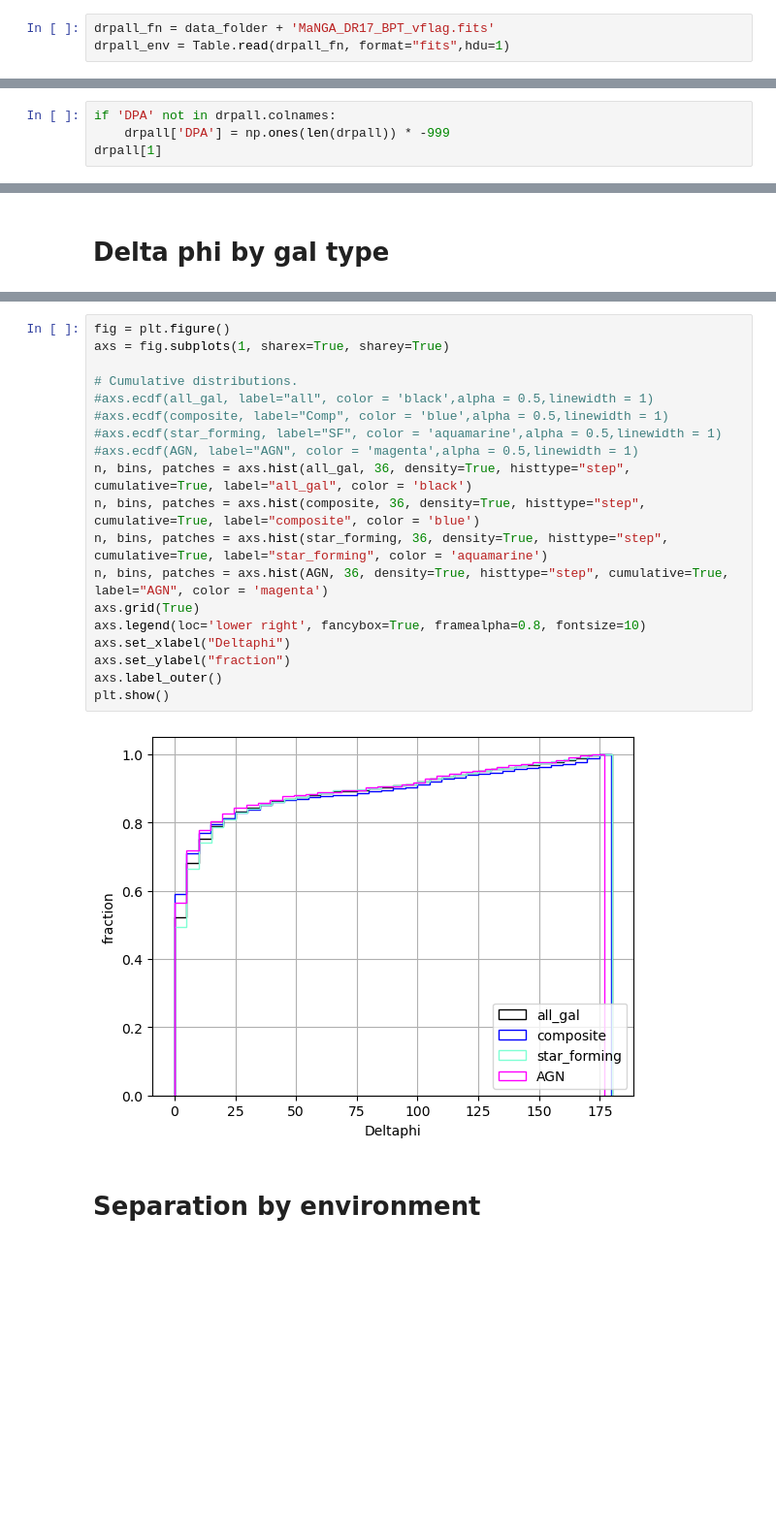
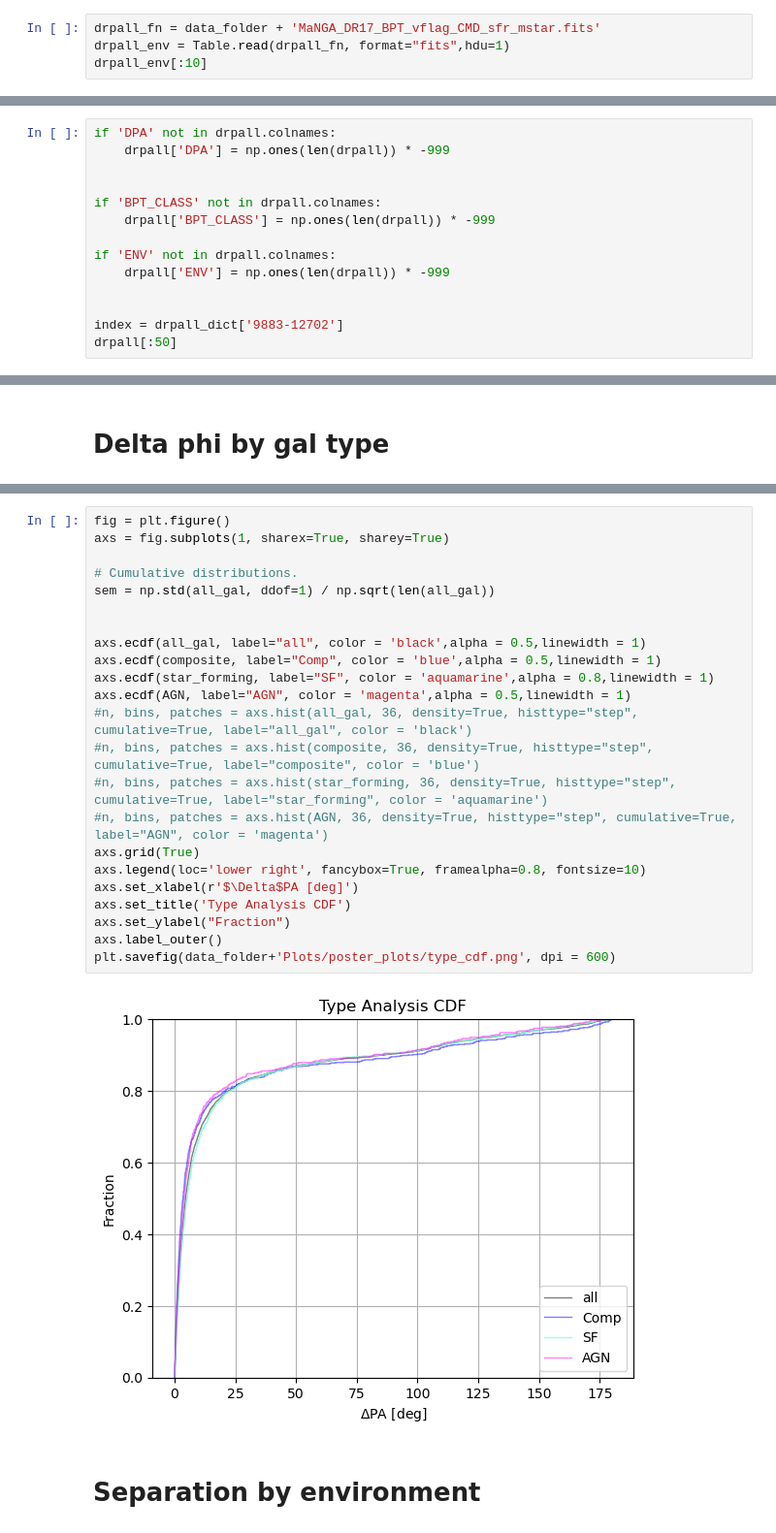
Before and after one commit to DESI-UR/MaNGA-VelMap, a Jupyter notebook: Notebooks/environment_class.ipynb, the cells around one changed output, grey strips where cells are left out. Shown: that part at 97% size. Saved outputs shown, nothing was run; the diff lists cells and outputs as text; blank space fills up the shorter version.

```diff
--- a/Notebooks/environment_class.ipynb
+++ b/Notebooks/environment_class.ipynb
@@ -6,5 +6,6 @@ import os
 # %%
 data_folder = "/Users/Emlilio/School/Internships/UR ASTRO/Data/"
 # %%
-drpall_fn = data_folder + 'MaNGA_DR17_BPT_vflag.fits'
+drpall_fn = data_folder + 'MaNGA_DR17_BPT_vflag_CMD_sfr_mstar.fits'
 drpall_env = Table.read(drpall_fn, format="fits",hdu=1)
+drpall_env[:10]
@@ -20,5 +35,15 @@ for i in range(len(drpall)):                        #looping through drpall and
 # %%
 if 'DPA' not in drpall.colnames:
     drpall['DPA'] = np.ones(len(drpall)) * -999
-drpall[1]
+
+
+if 'BPT_CLASS' not in drpall.colnames:
+    drpall['BPT_CLASS'] = np.ones(len(drpall)) * -999
+
+if 'ENV' not in drpall.colnames:
+    drpall['ENV'] = np.ones(len(drpall)) * -999
+
+
+index = drpall_dict['9883-12702']
+drpall[:50]
 # %% [output]
@@ -110,24 +197,28 @@ Text(0.5, 1.0, 'separation by type')
 # %%
 fig = plt.figure()
 axs = fig.subplots(1, sharex=True, sharey=True)
 
 # Cumulative distributions.
-#axs.ecdf(all_gal, label="all", color = 'black',alpha = 0.5,linewidth = 1)
-#axs.ecdf(composite, label="Comp", color = 'blue',alpha = 0.5,linewidth = 1)
-#axs.ecdf(star_forming, label="SF", color = 'aquamarine',alpha = 0.5,linewidth = 1)
-#axs.ecdf(AGN, label="AGN", color = 'magenta',alpha = 0.5,linewidth = 1)
-n, bins, patches = axs.hist(all_gal, 36, density=True, histtype="step", cumulative=True, label="all_gal", color = 'black')
-n, bins, patches = axs.hist(composite, 36, density=True, histtype="step", cumulative=True, label="composite", color = 'blue')
-n, bins, patches = axs.hist(star_forming, 36, density=True, histtype="step", cumulative=True, label="star_forming", color = 'aquamarine')
-n, bins, patches = axs.hist(AGN, 36, density=True, histtype="step", cumulative=True, label="AGN", color = 'magenta')
+sem = np.std(all_gal, ddof=1) / np.sqrt(len(all_gal))
+
+
+axs.ecdf(all_gal, label="all", color = 'black',alpha = 0.5,linewidth = 1)
+axs.ecdf(composite, label="Comp", color = 'blue',alpha = 0.5,linewidth = 1)
+axs.ecdf(star_forming, label="SF", color = 'aquamarine',alpha = 0.8,linewidth = 1)
+axs.ecdf(AGN, label="AGN", color = 'magenta',alpha = 0.5,linewidth = 1)
+#n, bins, patches = axs.hist(all_gal, 36, density=True, histtype="step", cumulative=True, label="all_gal", color = 'black')
+#n, bins, patches = axs.hist(composite, 36, density=True, histtype="step", cumulative=True, label="composite", color = 'blue')
+#n, bins, patches = axs.hist(star_forming, 36, density=True, histtype="step", cumulative=True, label="star_forming", color = 'aquamarine')
+#n, bins, patches = axs.hist(AGN, 36, density=True, histtype="step", cumulative=True, label="AGN", color = 'magenta')
 axs.grid(True)
 axs.legend(loc='lower right', fancybox=True, framealpha=0.8, fontsize=10)
-axs.set_xlabel("Deltaphi")
-axs.set_ylabel("fraction")
+axs.set_xlabel(r'$\Delta$PA [deg]')
+axs.set_title('Type Analysis CDF')
+axs.set_ylabel("Fraction")
 axs.label_outer()
-plt.show()
+plt.savefig(data_folder+'Plots/poster_plots/type_cdf.png', dpi = 600)
 # %% [output]
-[figure, old version]
+[figure, new version]
 # %% [markdown]
 # Separation by environment
 # %%
```
Also changed, not shown: parts of 36 cells of this notebook.
